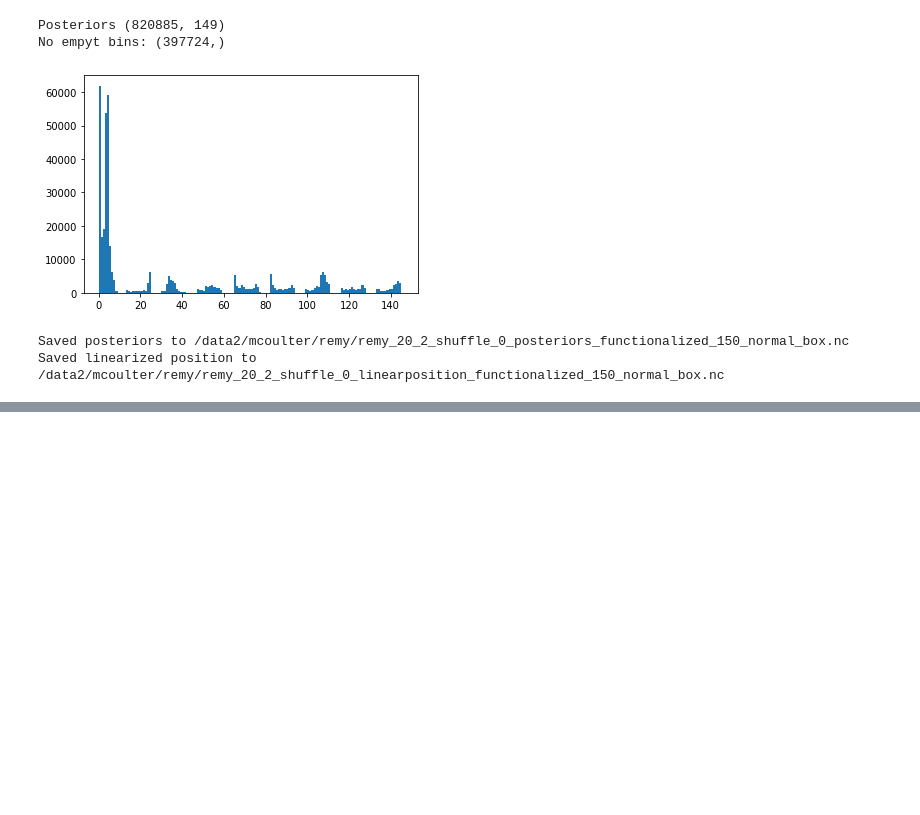
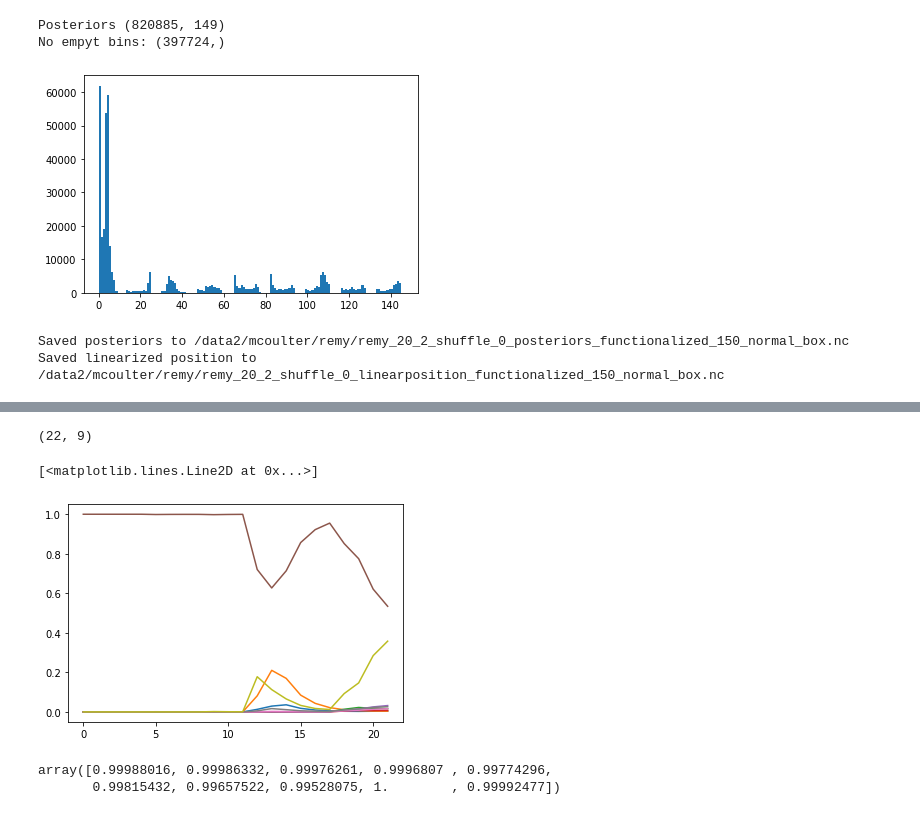
Before and after one commit to trevortknguyen/spykshrk_realtime, a Jupyter notebook: jupyter-notebooks/MEC_Decoding_functionalized.ipynb, the cells around one changed output, grey strips where cells are left out. Cells and saved outputs as stored; diff of their text form; code cells hidden in the pictures; blank space fills up the shorter version.

```diff
--- a/jupyter-notebooks/MEC_Decoding_functionalized.ipynb
+++ b/jupyter-notebooks/MEC_Decoding_functionalized.ipynb
@@ -38,8 +41,8 @@ day =  20     #previously:{'remy':[20], 'gus':[28], 'bernard':[23], 'fievel':[19
 epoch = 2   # previously:{'remy':[4], 'gus':[2], 'bernard':[4], 'fievel':[2]}
 
 # define data source filepaths
-path_base = '/data2/mcoulter/'
-#path_base = '/mnt/vortex/mcoulter/'
+#path_base = '/data2/mcoulter/'
+path_base = '/mnt/vortex/mcoulter/'
 raw_directory = path_base + 'raw_data/' + rat_name + '/'
 linearization_path = path_base + 'maze_info/'
 day_ep = str(day) + '_' + str(epoch)
@@ -51,8 +54,8 @@ day_ep = str(day) + '_' + str(epoch)
 
 # if you want all ca1 tets with no deadchans, set tetlist to None. otherwise, specify list
 
-tetlist = None
-#tetlist = [4,6]
+#tetlist = None
+tetlist = [4]
 
 if tetlist is None:
     animalinfo  = {rat_name: Animal(directory=raw_directory, short_name=rat_name)}
@@ -381,0 +563,4 @@ dec_viz.plot_all_dynamic(stream=hv.streams.RangeXY(), plt_range=100, slide=10)
+# %%
+for i in np.unique(posteriors1['ripple_grp'].values):
+    print(i)
+    print(posteriors1[posteriors1['ripple_grp'] == i].shape[0])
@@ -381,0 +585,39 @@ dec_viz.plot_all_dynamic(stream=hv.streams.RangeXY(), plt_range=100, slide=10)
+# %%
+# these lines calculate the posterior mass for each arm for each time bin
+# calculate sum across arms, then add to sum of previous time bins and normalize
+# dimensions are (time bins,arms), example: (100,9)
+ripple_posterior = posteriors1[posteriors1['ripple_grp'] == 100]
+ripple_length = posteriors1[posteriors1['ripple_grp'] == 100].shape[0]
+post_sum_time_bin = np.zeros((ripple_length,9))
+for i in np.arange(0,ripple_length):
+    if i == 0:
+        for j in np.arange(0,encode_settings.arm_coordinates.shape[0],1):
+            post_sum_time_bin[i,j] = ripple_posterior.iloc[i,0:146].values[encode_settings.arm_coordinates[j][0]:encode_settings.arm_coordinates[j][1]].sum()
+
+    else:
+        for j in np.arange(0,encode_settings.arm_coordinates.shape[0],1):
+            post_sum_time_bin[i,j] = post_sum_time_bin[i-1,j] + ripple_posterior.iloc[i,0:146].values[encode_settings.arm_coordinates[j][0]:encode_settings.arm_coordinates[j][1]].sum()
+            # now need to normalize the new row
+        post_sum_time_bin[i] = post_sum_time_bin[i]/post_sum_time_bin[i].sum()
+
+post_sum_time_bin.shape
+# %% [output]
+(22, 9)
+# %%
+plt.plot(post_sum_time_bin[:,0])
+plt.plot(post_sum_time_bin[:,1])
+plt.plot(post_sum_time_bin[:,2])
+plt.plot(post_sum_time_bin[:,3])
+plt.plot(post_sum_time_bin[:,4])
+plt.plot(post_sum_time_bin[:,5])
+plt.plot(post_sum_time_bin[:,6])
+plt.plot(post_sum_time_bin[:,7])
+plt.plot(post_sum_time_bin[:,8])
+# %% [output]
+[<matplotlib.lines.Line2D at 0x...>]
+[figure, added]
+# %%
+post_sum_time_bin.sum(axis=1)
+# %% [output]
+array([0.99988016, 0.99986332, 0.99976261, 0.9996807 , 0.99774296,
+       0.99815432, 0.99657522, 0.99528075, 1.        , 0.99992477])
```
Also changed, not shown: parts of 23 cells of this notebook, 4 other files.
